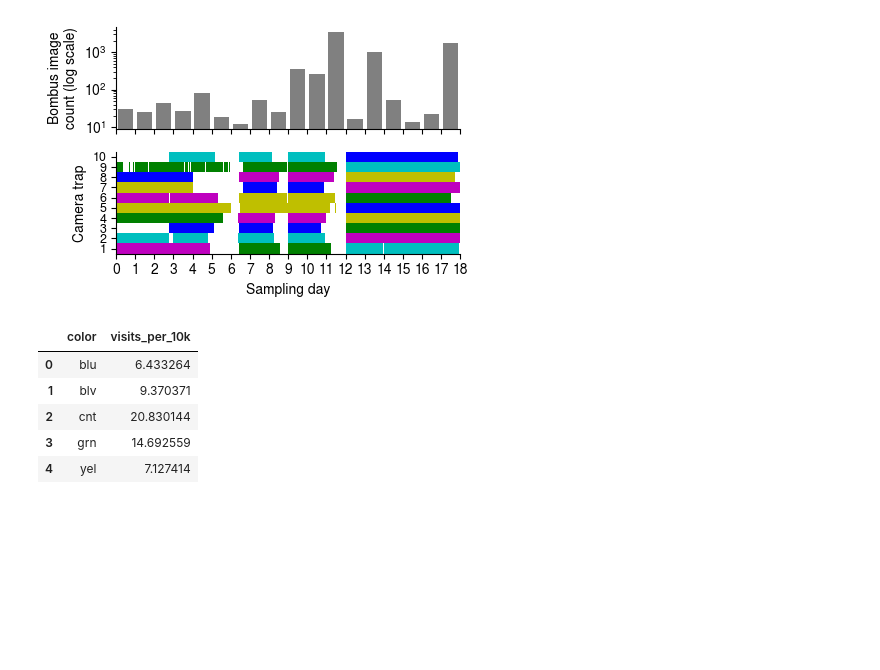
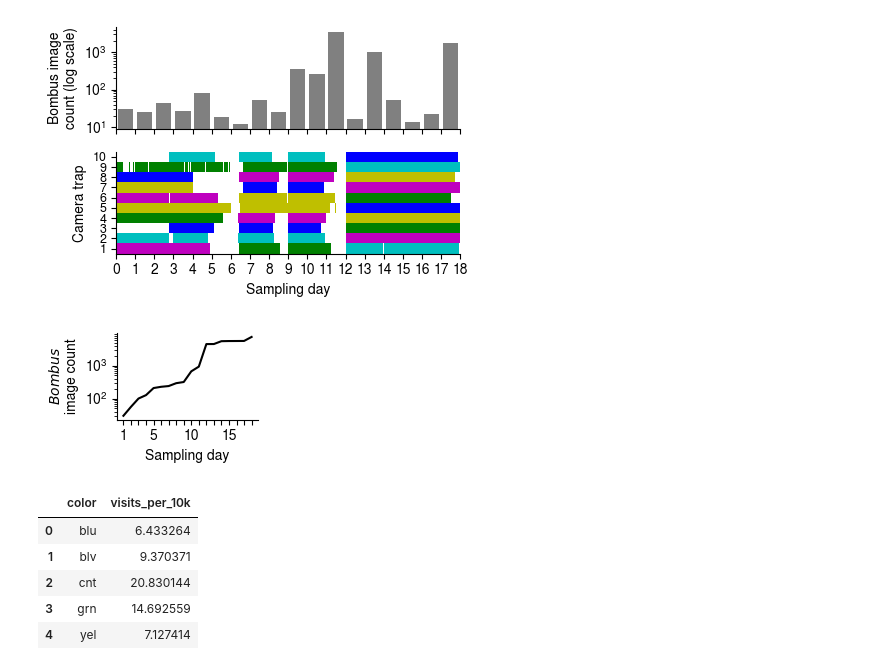
Before and after one commit to mparkergetz/bee_cam_data_processing, a Jupyter notebook: nb2_process_visit_data.ipynb, the cells around one changed output. Cells and saved outputs as stored; diff of their text form; code cells hidden in the pictures; blank space fills up the shorter version.

```diff
--- a/nb2_process_visit_data.ipynb
+++ b/nb2_process_visit_data.ipynb
@@ -531,6 +620,45 @@ plt.tight_layout()
 plt.savefig('figs/bombus_img_counts_sample_ints.png', format='png', dpi=300)
 # %% [output]
 [figure]
+# %%
+combined_df['datetime'] = pd.to_datetime(combined_df['datetime'])
+day0 = combined_df['datetime'].dt.floor('D').min()
+combined_df['day'] = (combined_df['datetime'].dt.floor('D') - day0).dt.days
+
+SKIPPED_DAYS = {6}
+
+def day_to_display_index(d_cal: int) -> int:
+    return d_cal - sum(1 for sd in SKIPPED_DAYS if sd < d_cal)
+
+daily_counts = (
+    combined_df
+    .groupby('day')
+    .size()
+    .reset_index(name='count')
+)
+daily_counts['cum_count'] = daily_counts['count'].cumsum()
+daily_counts = daily_counts[(daily_counts['day'] <= 18) & (~daily_counts['day'].isin(SKIPPED_DAYS))]
+daily_counts['disp_day'] = daily_counts['day'].apply(day_to_display_index)
+
+fig, ax = plt.subplots(figsize=(2.4, 1.6))
+
+xvals = daily_counts['disp_day'] +1
+ax.plot(xvals, daily_counts['cum_count'], color='black')
+# ax.set_ylabel("Cumulative Bombus\nimage count")
+ax.set_ylabel(r'$\it{Bombus}$' + '\nimage count')
+ax.set_yscale("log")
+
+all_days = list(range(1, 19))
+ax.set_xticks(all_days)
+labels = [str(d) if (d % 5 == 0 or d == 1) else "" for d in all_days]
+ax.set_xticklabels(labels)
+
+ax.set_xlabel("Sampling day")
+
+plt.tight_layout()
+plt.savefig('figs/cumulative_bombus_imgs.svg', format='svg')
+# %% [output]
+[figure, added]
 # %%
 # FINAL CUMULATIVE COUNTS PER 10K IMAGES
 
```
Also changed, not shown: parts of 9 cells of this notebook, 5 other files.
